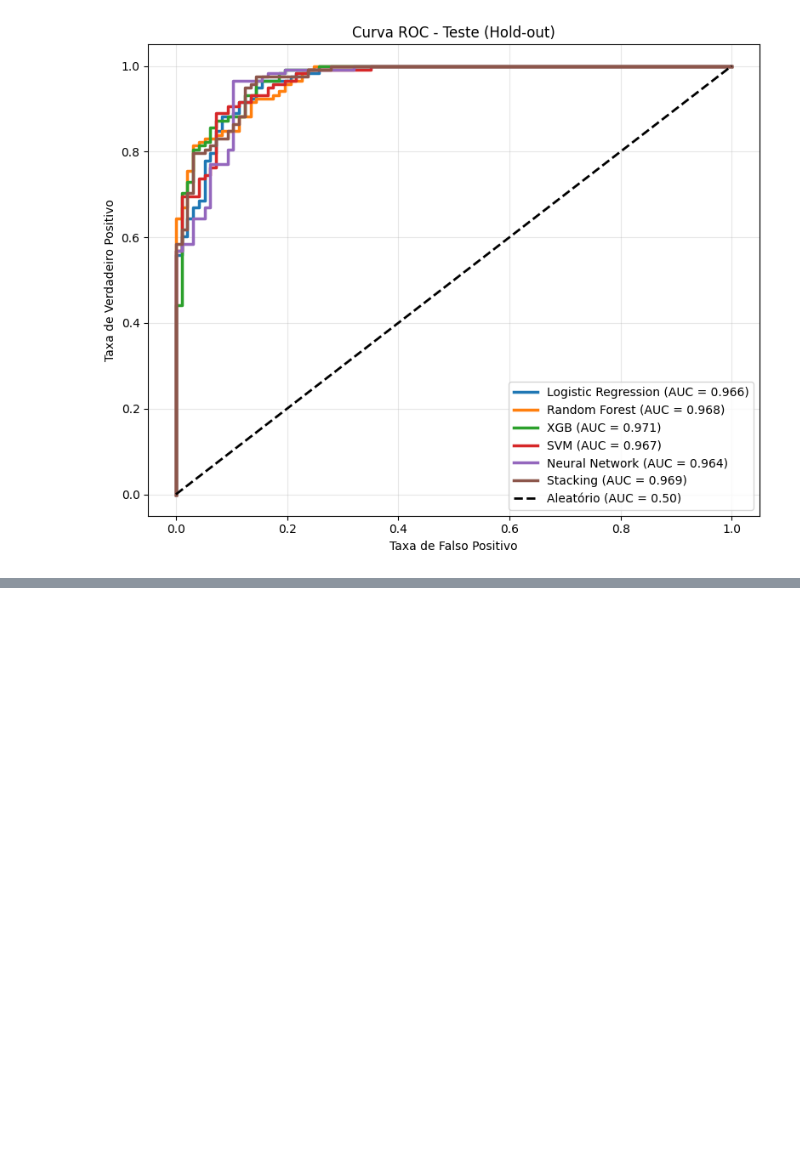
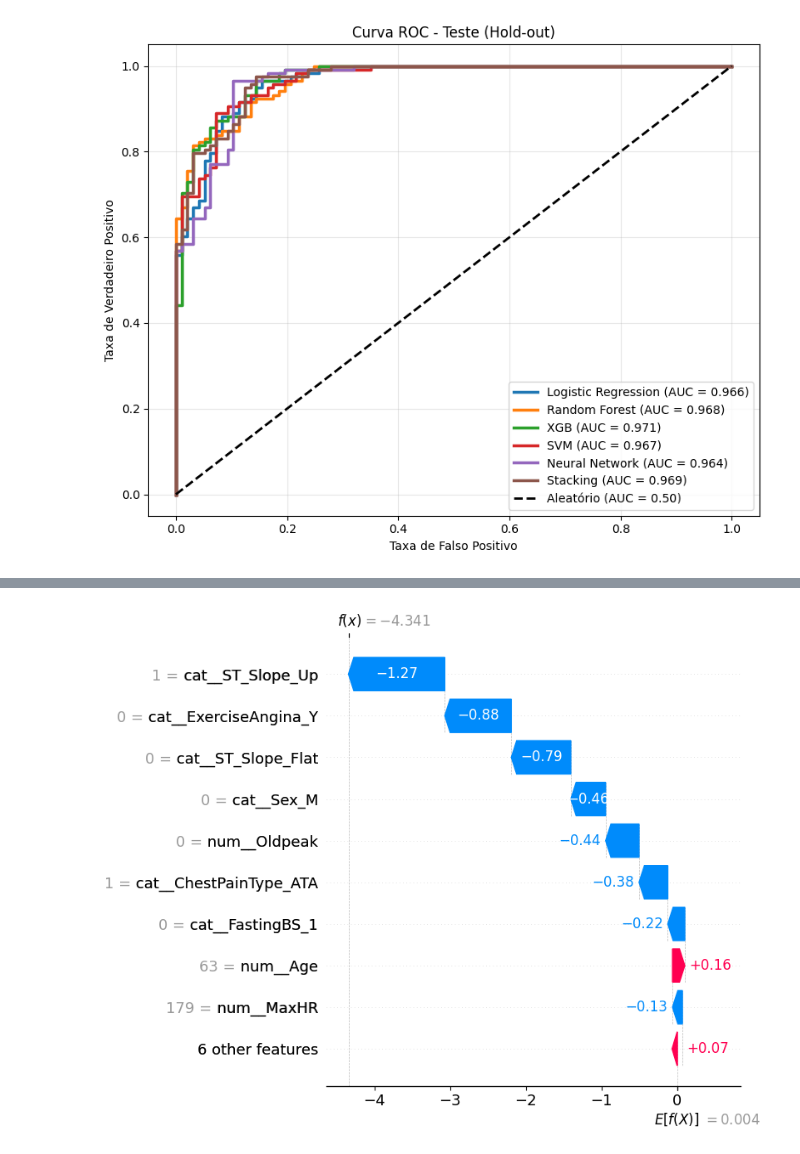
Before and after one commit to malf75/Heart-Failure-ML, a Jupyter notebook: heartdisease.ipynb, the cells around one changed output, grey strips where cells are left out. Cells and saved outputs as stored; diff of their text form; code cells hidden in the pictures; blank space fills up the shorter version.

```diff
--- a/heartdisease.ipynb
+++ b/heartdisease.ipynb
@@ -1842,0 +1865,19 @@ plt.show()
+# %%
+prep = model3.named_steps['prep']
+current_feature_names = prep.get_feature_names_out().tolist()
+
+exp_xgb = explainer_xgb(X_proc_xgb)
+
+exp_xgb.feature_names = current_feature_names
+
+plt.figure(figsize=(10, 6))
+shap.waterfall_plot(
+    exp_xgb[0],
+    max_display=10,
+    show=False
+)
+plt.tight_layout()
+plt.savefig(f'images/shap_waterfall_plot_xgb_0_without_outliers.png', bbox_inches='tight')
+plt.show()
+# %% [output]
+[figure, added]
```
Also changed, not shown: parts of 16 cells of this notebook.
